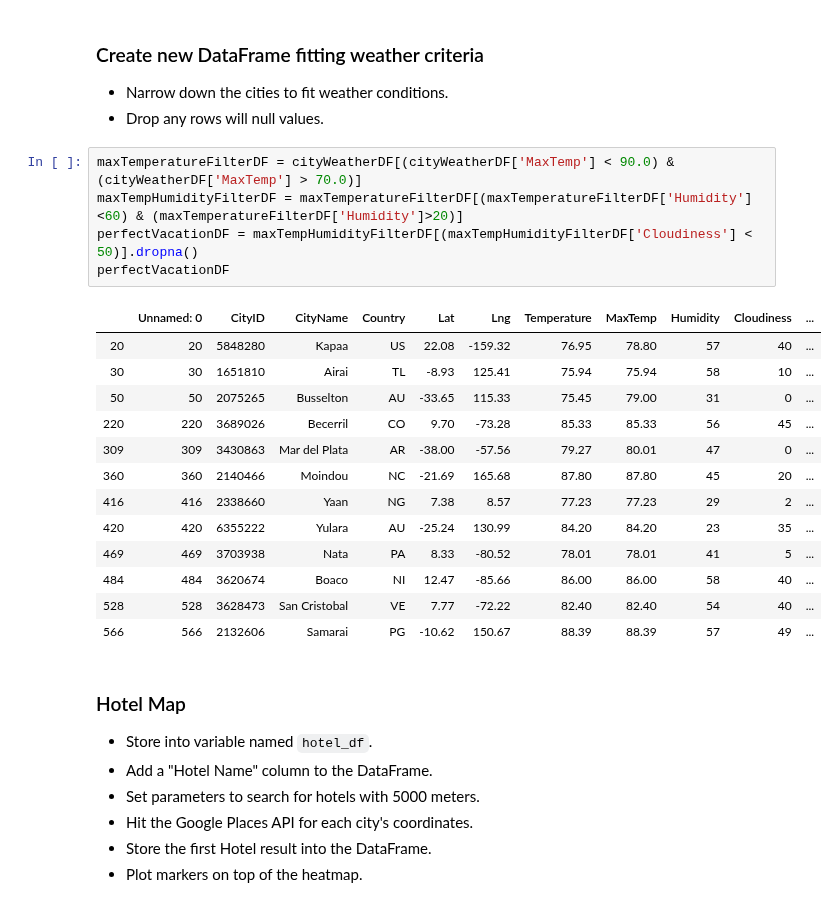
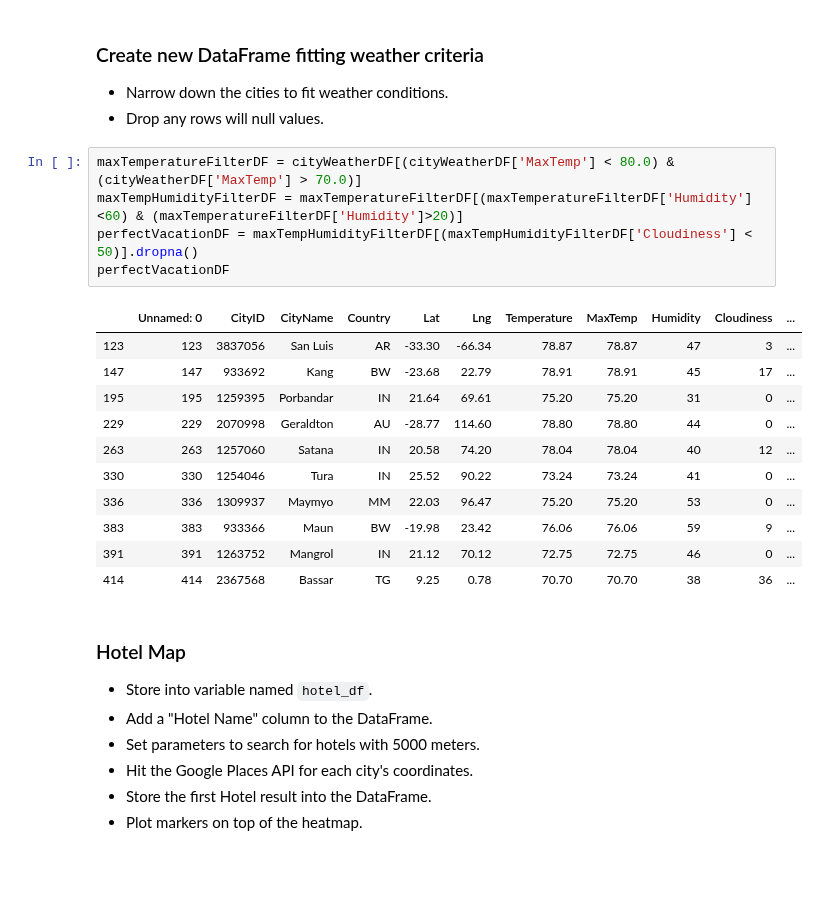
Before and after one commit to ggiaquin16/PythonApiChallenge, a Jupyter notebook: VacationPy.ipynb, the cells around one changed output. Saved outputs shown, nothing was run; the diff lists cells and outputs as text; blank space fills up the shorter version.

```diff
--- a/VacationPy.ipynb
+++ b/VacationPy.ipynb
@@ -53,24 +55,22 @@ fig
 * Narrow down the cities to fit weather conditions.
 * Drop any rows will null values.
 # %%
-maxTemperatureFilterDF = cityWeatherDF[(cityWeatherDF['MaxTemp'] < 90.0) & (cityWeatherDF['MaxTemp'] > 70.0)]
+maxTemperatureFilterDF = cityWeatherDF[(cityWeatherDF['MaxTemp'] < 80.0) & (cityWeatherDF['MaxTemp'] > 70.0)]
 maxTempHumidityFilterDF = maxTemperatureFilterDF[(maxTemperatureFilterDF['Humidity']<60) & (maxTemperatureFilterDF['Humidity']>20)]
 perfectVacationDF = maxTempHumidityFilterDF[(maxTempHumidityFilterDF['Cloudiness'] < 50)].dropna()
 perfectVacationDF
 # %% [output]
 |  | Unnamed: 0 | CityID | CityName | Country | Lat | Lng | Temperature | MaxTemp | Humidity | Cloudiness | ... |
-| 20 | 20 | 5848280 | Kapaa | US | 22.08 | -159.32 | 76.95 | 78.80 | 57 | 40 | ... |
-| 30 | 30 | 1651810 | Airai | TL | -8.93 | 125.41 | 75.94 | 75.94 | 58 | 10 | ... |
-| 50 | 50 | 2075265 | Busselton | AU | -33.65 | 115.33 | 75.45 | 79.00 | 31 | 0 | ... |
-| 220 | 220 | 3689026 | Becerril | CO | 9.70 | -73.28 | 85.33 | 85.33 | 56 | 45 | ... |
-| 309 | 309 | 3430863 | Mar del Plata | AR | -38.00 | -57.56 | 79.27 | 80.01 | 47 | 0 | ... |
-| 360 | 360 | 2140466 | Moindou | NC | -21.69 | 165.68 | 87.80 | 87.80 | 45 | 20 | ... |
-| 416 | 416 | 2338660 | Yaan | NG | 7.38 | 8.57 | 77.23 | 77.23 | 29 | 2 | ... |
-| 420 | 420 | 6355222 | Yulara | AU | -25.24 | 130.99 | 84.20 | 84.20 | 23 | 35 | ... |
-| 469 | 469 | 3703938 | Nata | PA | 8.33 | -80.52 | 78.01 | 78.01 | 41 | 5 | ... |
-| 484 | 484 | 3620674 | Boaco | NI | 12.47 | -85.66 | 86.00 | 86.00 | 58 | 40 | ... |
-| 528 | 528 | 3628473 | San Cristobal | VE | 7.77 | -72.22 | 82.40 | 82.40 | 54 | 40 | ... |
-| 566 | 566 | 2132606 | Samarai | PG | -10.62 | 150.67 | 88.39 | 88.39 | 57 | 49 | ... |
+| 123 | 123 | 3837056 | San Luis | AR | -33.30 | -66.34 | 78.87 | 78.87 | 47 | 3 | ... |
+| 147 | 147 | 933692 | Kang | BW | -23.68 | 22.79 | 78.91 | 78.91 | 45 | 17 | ... |
+| 195 | 195 | 1259395 | Porbandar | IN | 21.64 | 69.61 | 75.20 | 75.20 | 31 | 0 | ... |
+| 229 | 229 | 2070998 | Geraldton | AU | -28.77 | 114.60 | 78.80 | 78.80 | 44 | 0 | ... |
+| 263 | 263 | 1257060 | Satana | IN | 20.58 | 74.20 | 78.04 | 78.04 | 40 | 12 | ... |
+| 330 | 330 | 1254046 | Tura | IN | 25.52 | 90.22 | 73.24 | 73.24 | 41 | 0 | ... |
+| 336 | 336 | 1309937 | Maymyo | MM | 22.03 | 96.47 | 75.20 | 75.20 | 53 | 0 | ... |
+| 383 | 383 | 933366 | Maun | BW | -19.98 | 23.42 | 76.06 | 76.06 | 59 | 9 | ... |
+| 391 | 391 | 1263752 | Mangrol | IN | 21.12 | 70.12 | 72.75 | 72.75 | 46 | 0 | ... |
+| 414 | 414 | 2367568 | Bassar | TG | 9.25 | 0.78 | 70.70 | 70.70 | 38 | 36 | ... |
 # %% [markdown]
 ### Hotel Map
 * Store into variable named `hotel_df`.
```
Also changed, not shown: parts of 3 cells of this notebook, 15 other files.
